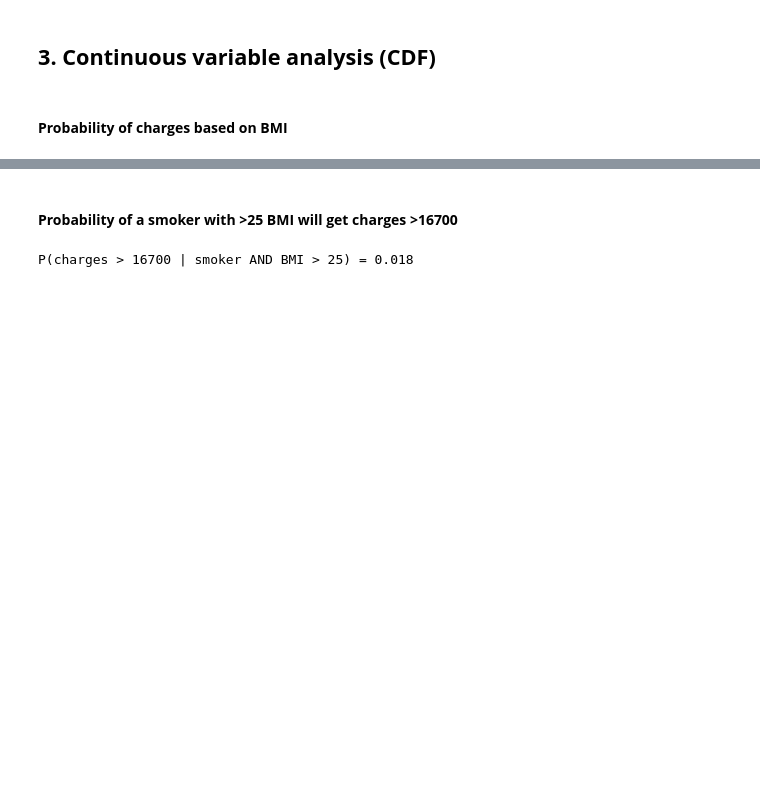
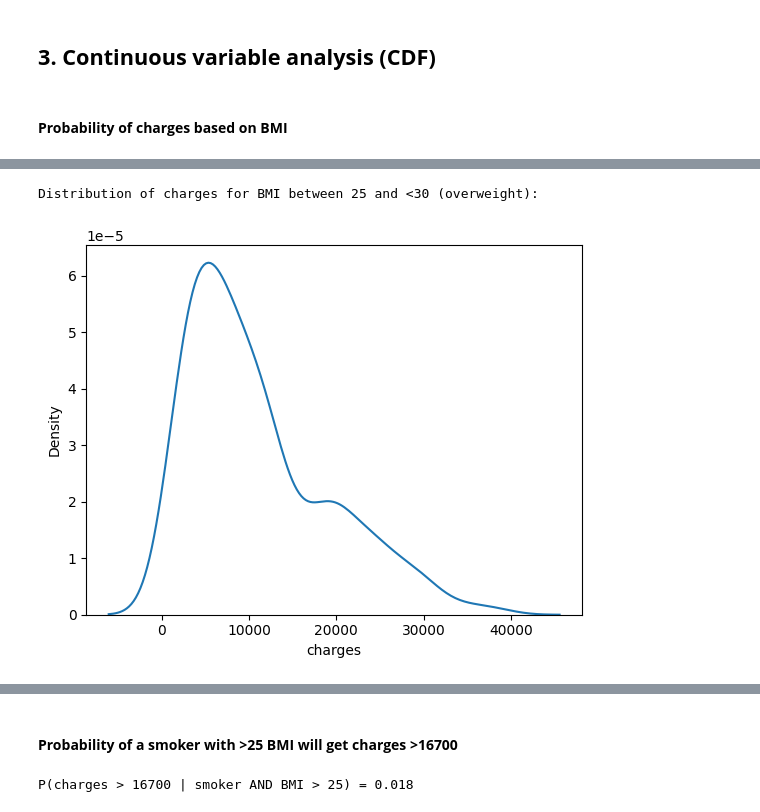
Before and after one commit to almuwahidan/pacmann-insurance-analysis, a Jupyter notebook: analysis/insurance_analysis.ipynb, the cells around one changed output, grey strips where cells are left out. Drawn from its saved outputs; the diff is of its cells as text; code cells hidden in the pictures; blank space fills up the shorter version.

```diff
--- a/analysis/insurance_analysis.ipynb
+++ b/analysis/insurance_analysis.ipynb
@@ -163,0 +178,6 @@ Joint and Marginal PDFs
+# %%
+print("Distribution of charges for BMI between 25 and <30 (overweight):")
+plot = sns.kdeplot(data=bmi_overweight, x="charges")
+# %% [output]
+Distribution of charges for BMI between 25 and <30 (overweight):
+[figure, added]
```
Also changed, not shown: parts of 15 cells of this notebook.
